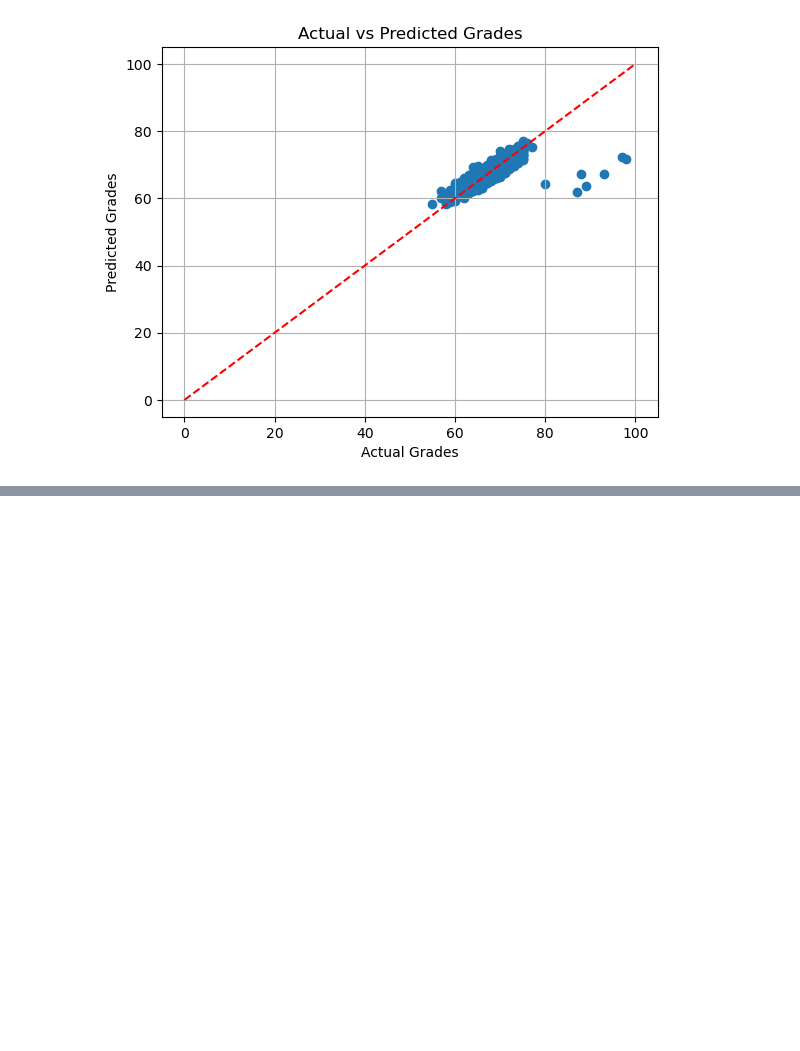
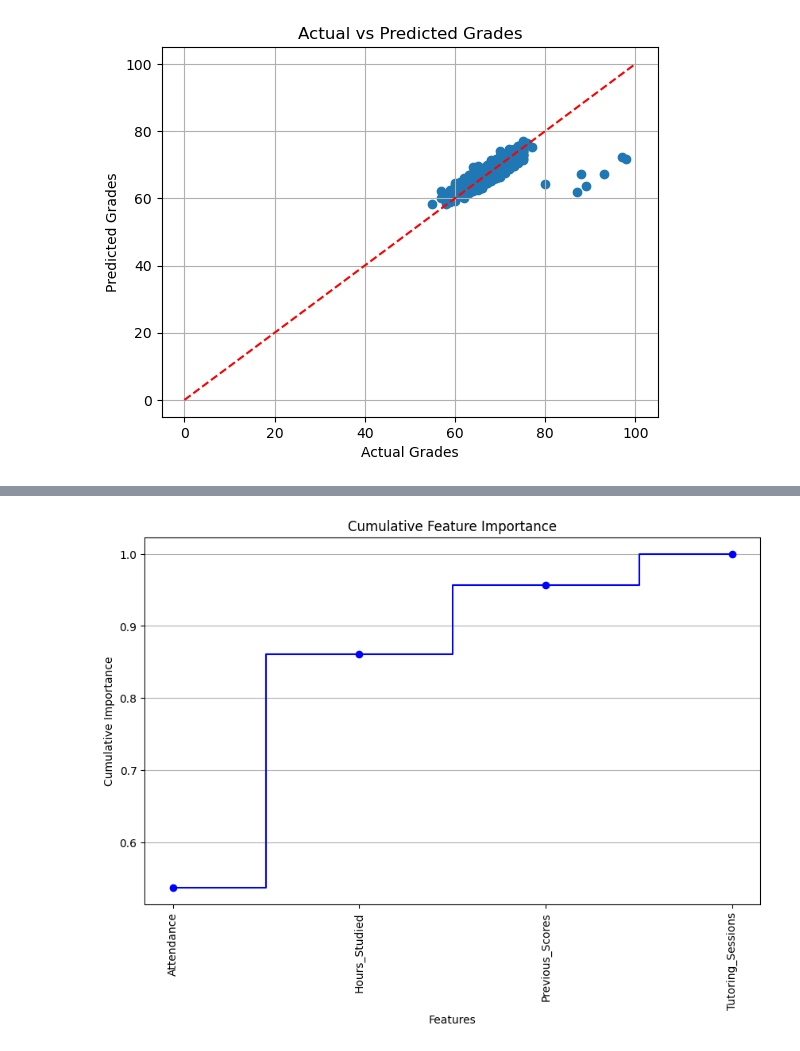
Before and after one commit to cc81972/Predict-a-score, a Jupyter notebook: modelcreation.ipynb, the cells around one changed output, grey strips where cells are left out. Cells and saved outputs as stored; diff of their text form; code cells hidden in the pictures; blank space fills up the shorter version.

```diff
--- a/modelcreation.ipynb
+++ b/modelcreation.ipynb
@@ -132,0 +221,13 @@ Final Test RMSE: 2.2497553162514605
+# %%
+cumulative_importances = np.cumsum(sorted_importances)
+
+plt.figure(figsize=(10, 6))
+plt.step(range(len(sorted_features)), cumulative_importances, where='mid', color='b', marker='o')
+plt.xticks(range(len(sorted_features)), sorted_features, rotation=90)
+plt.xlabel('Features')
+plt.ylabel('Cumulative Importance')
+plt.title('Cumulative Feature Importance')
+plt.grid(axis='y')
+plt.show()
+# %% [output]
+[figure, added]
```
Also changed, not shown: parts of 4 cells of this notebook.
